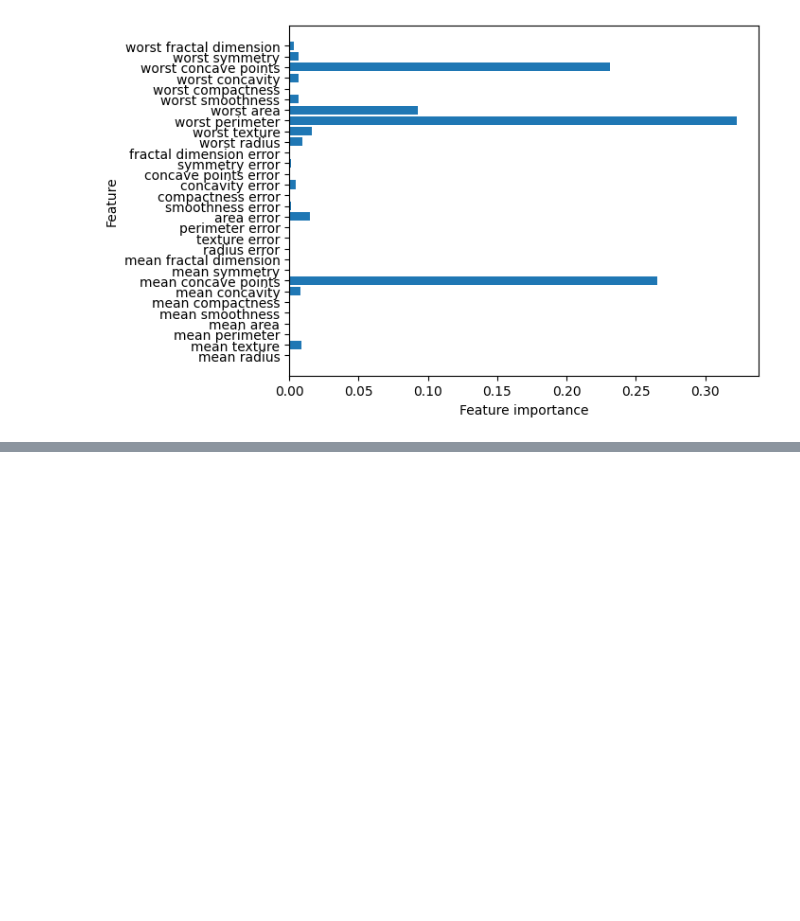
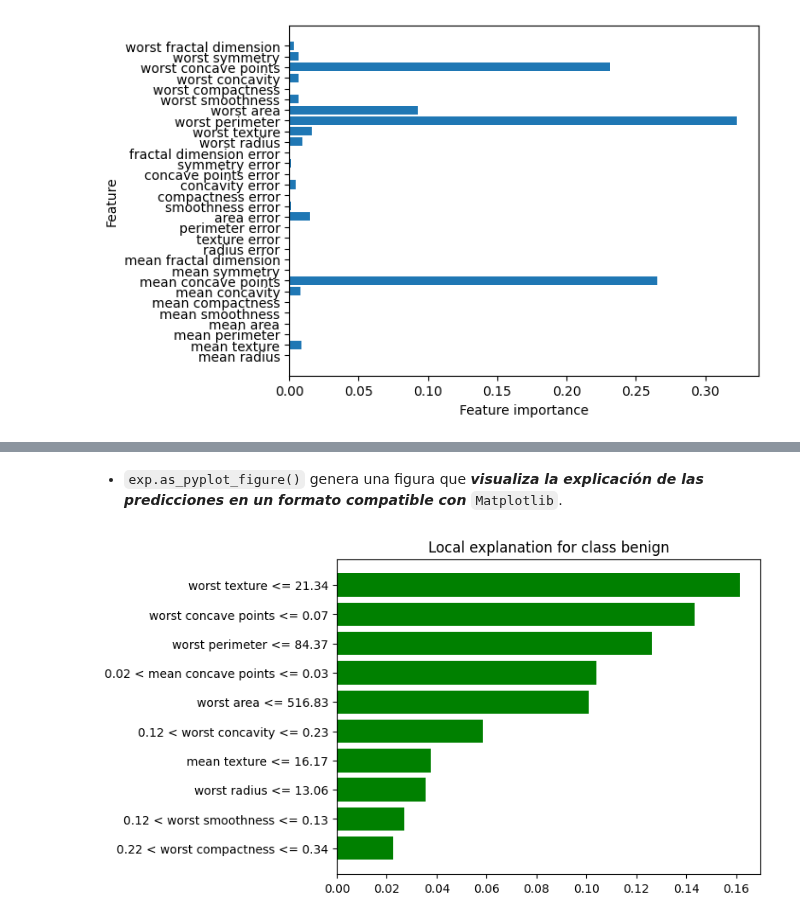
Before and after one commit to lihkir/MachineLearning, a Jupyter notebook: _sources/decisiontree_model.ipynb, the cells around one changed output, grey strips where cells are left out. Saved outputs shown, nothing was run; the diff lists cells and outputs as text; code cells hidden in the pictures; blank space fills up the shorter version.

```diff
--- a/_sources/decisiontree_model.ipynb
+++ b/_sources/decisiontree_model.ipynb
@@ -901,0 +909,7 @@ plot_feature_importances_cancer(gbrt)
+# %%
+explainer = lime.lime_tabular.LimeTabularExplainer(
+    training_data=X_train,
+    feature_names=cancer.feature_names,
+    class_names=cancer.target_names,
+    mode='classification'
+)
@@ -901,0 +918,3 @@ plot_feature_importances_cancer(gbrt)
+# %%
+i = 100
+instance = X_test[i].reshape(1, -1)
@@ -901,0 +923,5 @@ plot_feature_importances_cancer(gbrt)
+# %%
+exp = explainer.explain_instance(
+    data_row=X_test[i],                    # Punto de datos a explicar
+    predict_fn=gbrt.predict_proba          # Función de predicción del modelo
+)
@@ -901,0 +934,7 @@ plot_feature_importances_cancer(gbrt)
+# %% [markdown]
+- `exp.as_pyplot_figure()` genera una figura que ***visualiza la explicación de las predicciones en un formato compatible con*** `Matplotlib`.
+# %%
+exp.as_pyplot_figure()
+plt.show()
+# %% [output]
+[figure, added]
```
Also changed, not shown: parts of 99 cells of this notebook, 32 other files.
